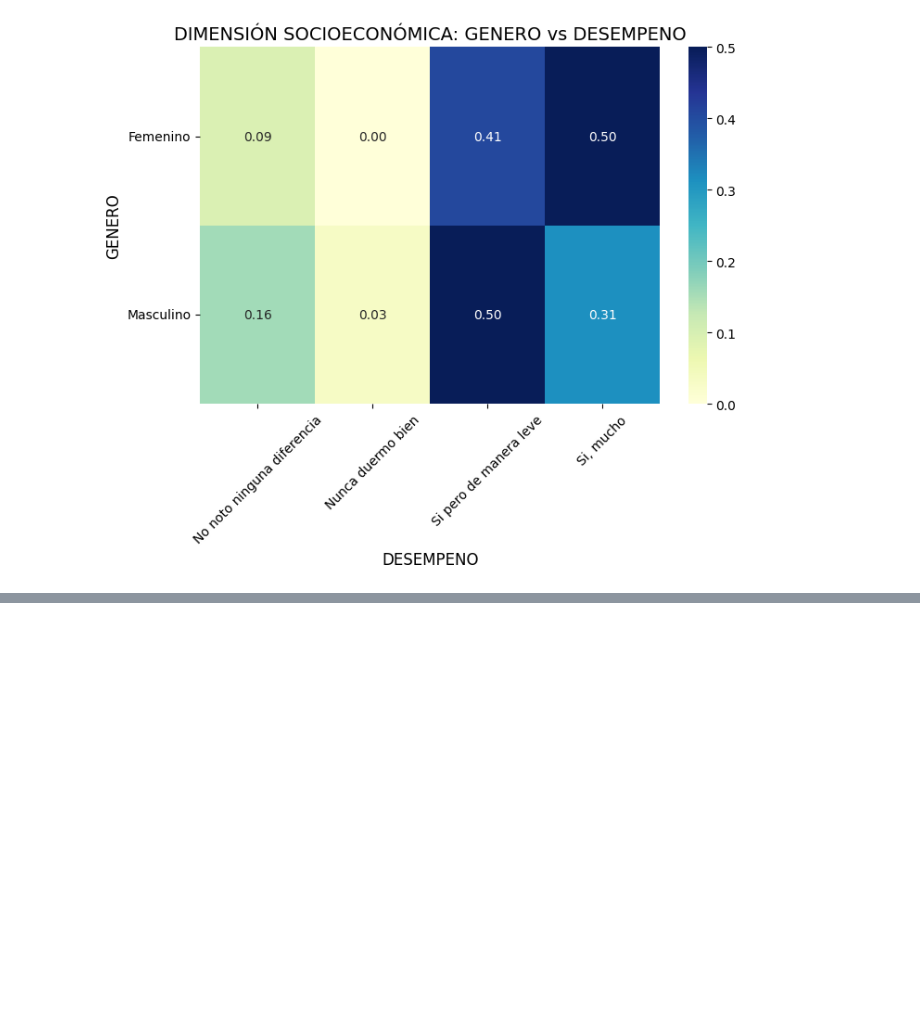
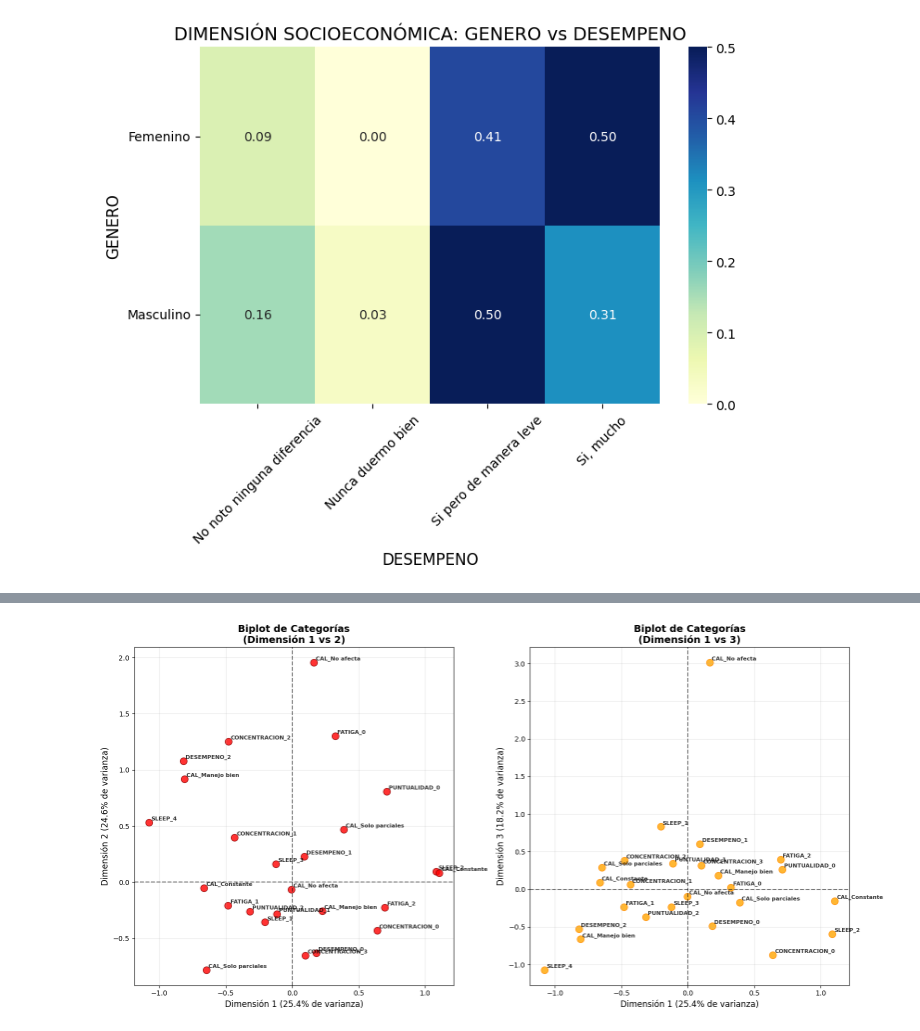
Before and after one commit to AndreSosa21/MCA, a Jupyter notebook: MCA.ipynb, the cells around one changed output, grey strips where cells are left out. Saved outputs shown, nothing was run; the diff lists cells and outputs as text; code cells hidden in the pictures; blank space fills up the shorter version.

```diff
--- a/MCA.ipynb
+++ b/MCA.ipynb
@@ -162,0 +646,90 @@ plot_heatmaps(SOCIOECO, target="DESEMPENO", title="DIMENSIÓN SOCIOECONÓMICA")
+# %%
+# BIPLOT BÁSICO DE CATEGORÍAS
+import matplotlib.pyplot as plt
+import seaborn as sns
+
+print("=== BIPLOT BÁSICO DE CATEGORÍAS ===")
+
+# Obtener coordenadas de categorías
+coord_categorias = mca_result.column_coordinates(data_clean)
+
+# Crear nombres de categorías
+categories_names = []
+for col in data_clean.columns:
+    for cat in data_clean[col].unique():
+        if col.startswith('CALIDAD_'):
+            # Para variables dummy de CALIDAD, usar nombre más claro
+            cat_name = col.replace('CALIDAD_', 'CAL_')
+        else:
+            # Para variables ordinales, mostrar variable y valor
+            cat_name = f"{col}_{cat}"
+        categories_names.append(cat_name)
+
+print(f"📊 Proyectando {len(categories_names)} categorías de variables")
+print(f"🎯 Variables incluidas: {list(data_clean.columns)}")
+
+# Crear figura con subplots
+fig, (ax1, ax2) = plt.subplots(1, 2, figsize=(16, 8))
+
+# ===== GRÁFICO 1: BIPLOT DIMENSIÓN 1 vs 2 =====
+scatter1 = ax1.scatter(coord_categorias[0], coord_categorias[1],
+                      alpha=0.8, s=100, c='red', edgecolors='darkred', linewidth=1)
+
+# Agregar etiquetas a las categorías
+for i, label in enumerate(categories_names):
+    ax1.annotate(label, (coord_categorias[0][i], coord_categorias[1][i]),
+                xytext=(3, 3), textcoords='offset points',
+                fontsize=8, alpha=0.8, fontweight='bold')
+
+ax1.set_xlabel(f'Dimensión 1 ({explained_variance[0]:.1%} de varianza)', fontsize=12)
+ax1.set_ylabel(f'Dimensión 2 ({explained_variance[1]:.1%} de varianza)', fontsize=12)
+ax1.set_title('Biplot de Categorías\n(Dimensión 1 vs 2)', fontsize=14, fontweight='bold')
+ax1.grid(True, alpha=0.3)
+ax1.axhline(y=0, color='k', linestyle='--', alpha=0.5)
+ax1.axvline(x=0, color='k', linestyle='--', alpha=0.5)
+
+# ===== GRÁFICO 2: BIPLOT DIMENSIÓN 1 vs 3 =====
+scatter2 = ax2.scatter(coord_categorias[0], coord_categorias[2],
+                      alpha=0.8, s=100, c='orange', edgecolors='darkorange', linewidth=1)
+
+# Agregar etiquetas a las categorías
+for i, label in enumerate(categories_names):
+    ax2.annotate(label, (coord_categorias[0][i], coord_categorias[2][i]),
+                xytext=(3, 3), textcoords='offset points',
+                fontsize=8, alpha=0.8, fontweight='bold')
+
+ax2.set_xlabel(f'Dimensión 1 ({explained_variance[0]:.1%} de varianza)', fontsize=12)
+ax2.set_ylabel(f'Dimensión 3 ({explained_variance[2]:.1%} de varianza)', fontsize=12)
+ax2.set_title('Biplot de Categorías\n(Dimensión 1 vs 3)', fontsize=14, fontweight='bold')
+ax2.grid(True, alpha=0.3)
+ax2.axhline(y=0, color='k', linestyle='--', alpha=0.5)
+ax2.axvline(x=0, color='k', linestyle='--', alpha=0.5)
+
+plt.tight_layout()
+plt.show()
+
+print("\n📈 INTERPRETACIÓN DEL BIPLOT:")
+print("🔍 Puntos cercanos = categorías con patrones similares")
+print("📊 Distancia del origen = importancia en la dimensión")
+print("🎯 Posición relativa = asociación entre categorías")
+
+# Análisis de posiciones extremas
+print(f"\n📊 ANÁLISIS DE POSICIONES EXTREMAS:")
+
+for dim in range(2):
+    print(f"\n--- DIMENSIÓN {dim+1} ---")
+
+    # Categorías más positivas
+    indices_pos = np.argsort(coord_categorias[dim])[-3:]
+    print(f"  Más positivas:")
+    for idx in reversed(indices_pos):
+        print(f"    {categories_names[idx]}: {coord_categorias[dim][idx]:.3f}")
+
+    # Categorías más negativas
+    indices_neg = np.argsort(coord_categorias[dim])[:3]
+    print(f"  Más negativas:")
+    for idx in indices_neg:
+        print(f"    {categories_names[idx]}: {coord_categorias[dim][idx]:.3f}")
+
+print(f"\n✅ Biplot de categorías completado")
+# %% [output]
@@ -162,0 +739 @@ plot_heatmaps(SOCIOECO, target="DESEMPENO", title="DIMENSIÓN SOCIOECONÓMICA")
+[figure, added]
```
Also changed, not shown: parts of 12 cells of this notebook.
